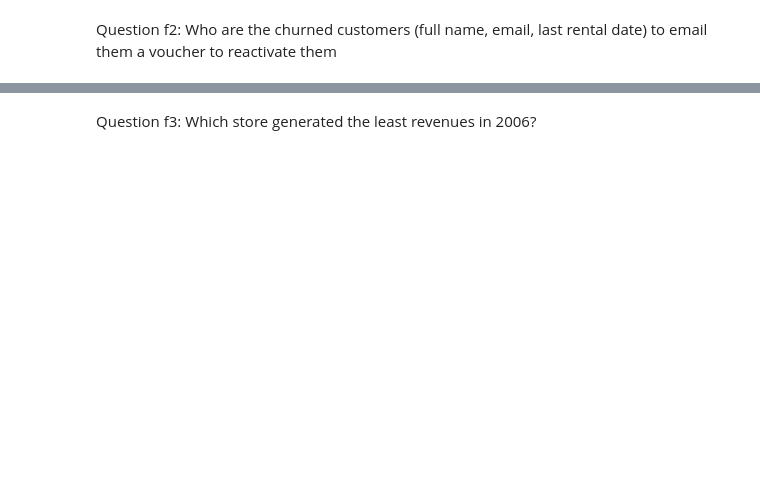
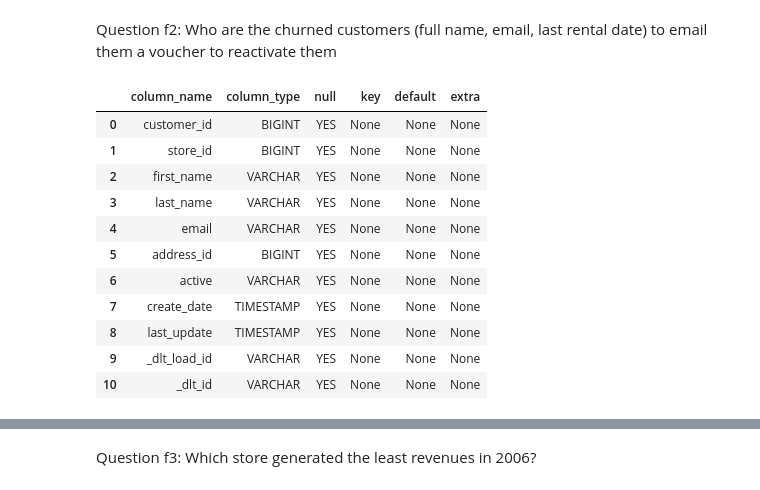
Before and after one commit to giraudcgc-cpu/DE25_sql_lab1_christophe_giraud, a Jupyter notebook: lab1.ipynb, the cells around one changed output, grey strips where cells are left out. Saved outputs shown, nothing was run; the diff lists cells and outputs as text; code cells hidden in the pictures; blank space fills up the shorter version.

Commit message:
redoing dashboard following last tips from Kokchun from today's lecture

```diff
--- a/lab1.ipynb
+++ b/lab1.ipynb
@@ -120,9 +167,22 @@ top_3_categories
 # %% [markdown]
 Question f2: Who are the churned customers (full name, email, last rental date) to email them a voucher to reactivate them
 # %%
-check_active = duckdb.sql("DESC main.customer;").df()
+check_active = duckdb.sql("DESC customer;").df()
 check_active
 # Note: active is a str/VARCHAR, not Boolean
+# %% [output]
+|  | column_name | column_type | null | key | default | extra |
+| 0 | customer_id | BIGINT | YES | None | None | None |
+| 1 | store_id | BIGINT | YES | None | None | None |
+| 2 | first_name | VARCHAR | YES | None | None | None |
+| 3 | last_name | VARCHAR | YES | None | None | None |
+| 4 | email | VARCHAR | YES | None | None | None |
+| 5 | address_id | BIGINT | YES | None | None | None |
+| 6 | active | VARCHAR | YES | None | None | None |
+| 7 | create_date | TIMESTAMP | YES | None | None | None |
+| 8 | last_update | TIMESTAMP | YES | None | None | None |
+| 9 | _dlt_load_id | VARCHAR | YES | None | None | None |
+| 10 | _dlt_id | VARCHAR | YES | None | None | None |
 # %%
 # active is a str/VARCHAR with '0' and '1'
 check_active2 = duckdb.sql("""
```
Also changed, not shown: parts of 23 cells of this notebook, 5 other files.
